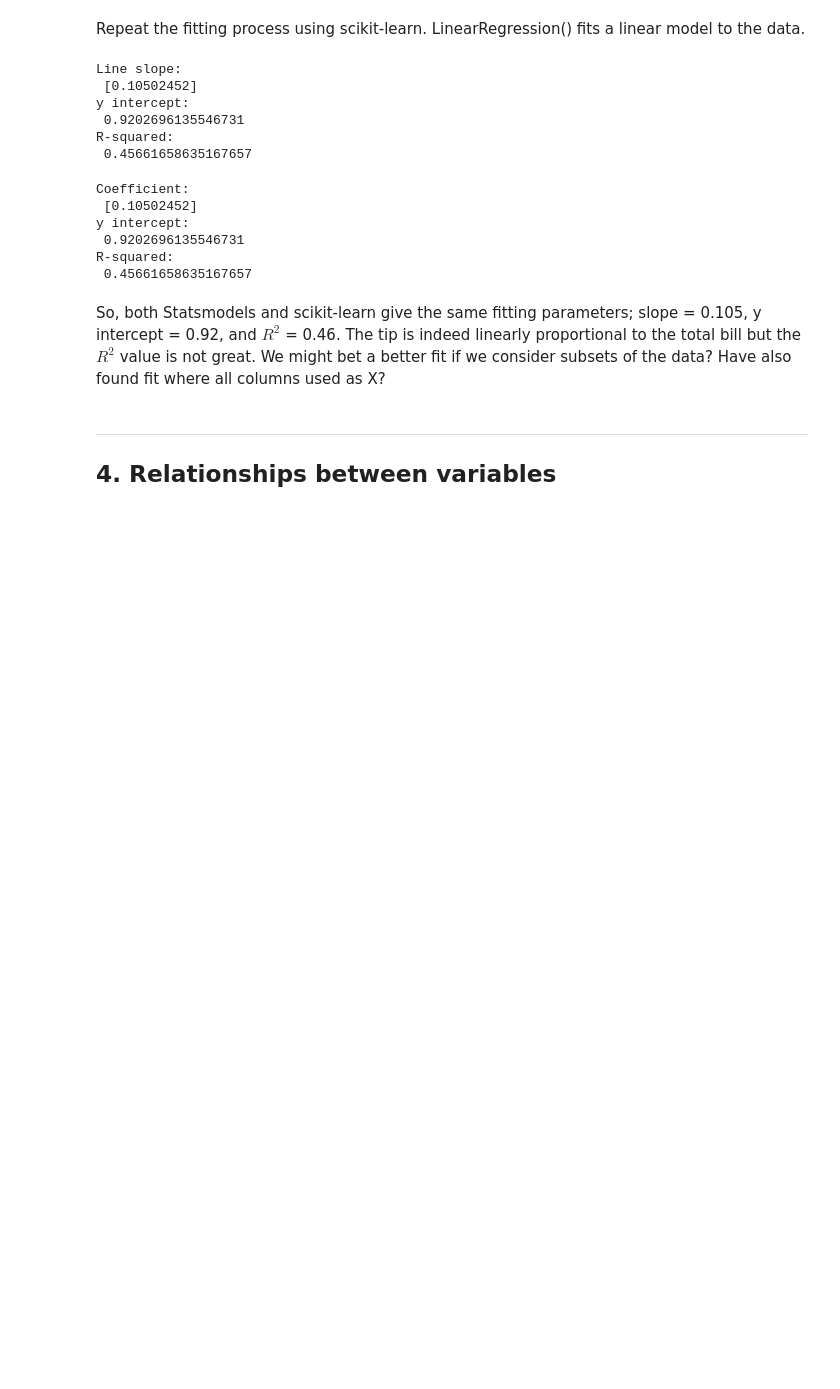
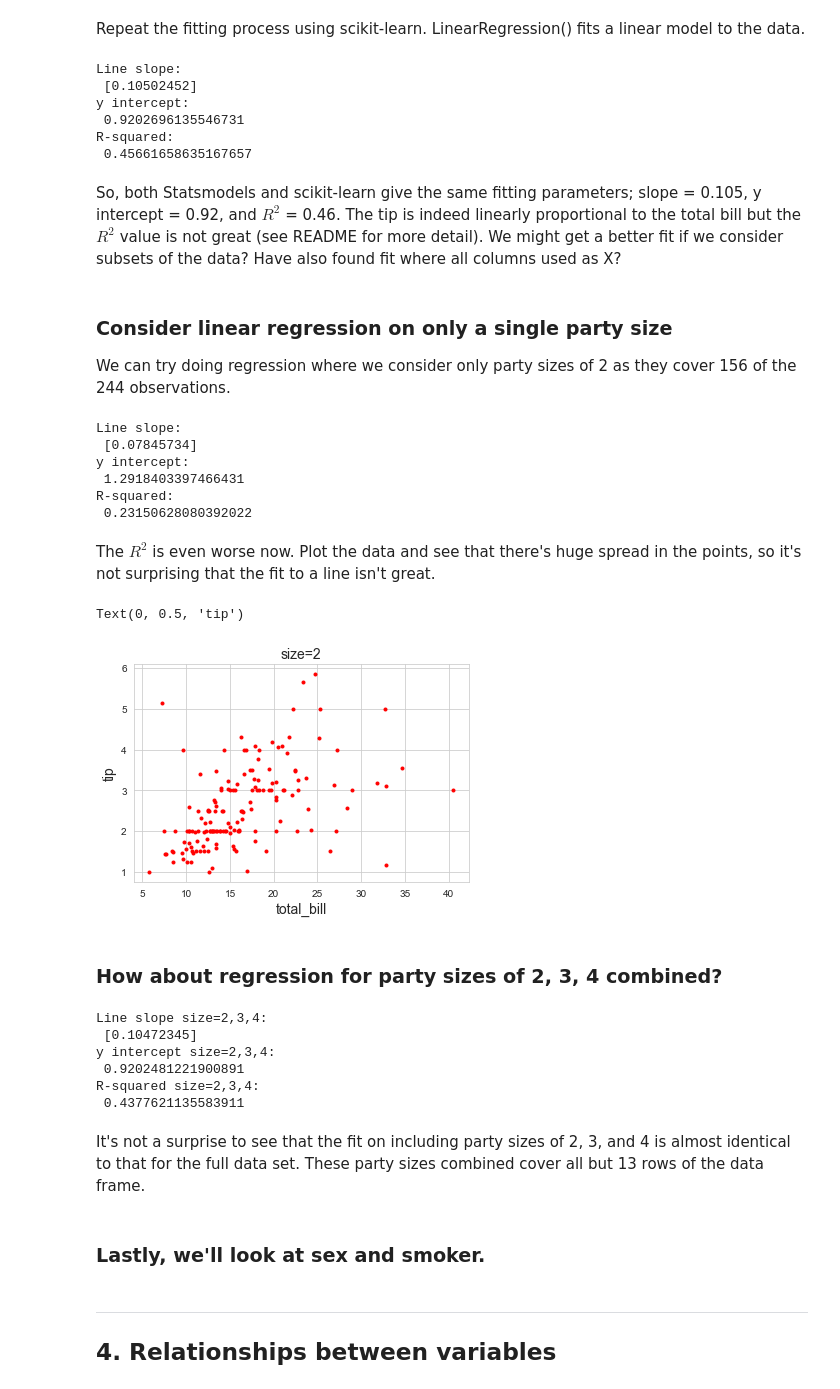
Before and after one commit to elizabethdaly/data-analysis-project, a Jupyter notebook: tips-data-analysis.ipynb, the cells around one changed output. Drawn from its saved outputs; the diff is of its cells as text; code cells hidden in the pictures; blank space fills up the shorter version.

Commit message:
More work on regression

```diff
--- a/tips-data-analysis.ipynb
+++ b/tips-data-analysis.ipynb
@@ -349,16 +351,66 @@ y intercept:
  0.9202696135546731
 R-squared:
  0.45661658635167657
-# %%
-print('Coefficient: \n', model.coef_)
-print('y intercept: \n', model.intercept_)
-print('R-squared: \n', model.score(X,y))
-# %% [output]
-Coefficient:
- [0.10502452]
-y intercept:
- 0.9202696135546731
-R-squared:
- 0.45661658635167657
 # %% [markdown]
-So, both Statsmodels and scikit-learn give the same fitting parameters; slope = 0.105, y intercept = 0.92, and $R^2$ = 0.46. The tip is indeed linearly proportional to the total bill but the $R^2$ value is not great. We might bet a better fit if we consider subsets of the data? Have also found fit where all columns used as X?
+So, both Statsmodels and scikit-learn give the same fitting parameters; slope = 0.105, y intercept = 0.92, and $R^2$ = 0.46. The tip is indeed linearly proportional to the total bill but the $R^2$ value is not great (see README for more detail). We might get a better fit if we consider subsets of the data? Have also found fit where all columns used as X?
+# %% [markdown]
+### Consider linear regression on only a single party size
+We can try doing regression where we consider only party sizes of 2 as they cover 156 of the 244 observations.
+# %%
+# Checking subsets of df
+# y1 = df.loc[(df['tip'] > 0) & (df['size'] == 2)] # ok but long-winded
+# y2 = y1['tip'] # just one col ok
+# y3 = df.loc[df['size'] == 2] #ok
+# y4 = y3['tip']
+
+# Select only those rows with party size = 2
+s2 = df.loc[df['size'] == 2] # all columns, certain rows
+X = s2[['total_bill']]
+# print(X)
+y = df.loc[df['size'] == 2]['tip'] # all in one ok
+model.fit(X, y) # do fit
+
+print('Line slope size=2: \n', model.coef_)
+print('y intercept size=2: \n', model.intercept_)
+print('R-squared size=2: \n', model.score(X,y))
+# %% [output]
+Line slope:
+ [0.07845734]
+y intercept:
+ 1.2918403397466431
+R-squared:
+ 0.23150628080392022
+# %% [markdown]
+The $R^2$ is even worse now. Plot the data and see that there's huge spread in the points, so it's not surprising that the fit to a line isn't great.
+# %%
+# PLot tip vs total bill for this party size
+plt.plot(df.loc[df['size'] == 2]['total_bill'], df.loc[df['size'] == 2]['tip'], '.r')
+plt.title('size=2', fontsize='14')
+plt.xlabel('total_bill', fontsize='14')
+plt.ylabel('tip', fontsize='14')
+# %% [output]
+Text(0, 0.5, 'tip')
+[figure, added]
+# %% [markdown]
+### How about regression for party sizes of 2, 3, 4 combined?
+# %%
+s3 = df.loc[df['size'].isin([2, 3, 4])] # all columns, certain rows
+X = s3[['total_bill']]
+# print(X)
+y = df.loc[df['size'].isin([2, 3, 4])]['tip'] # all in one ok
+model.fit(X, y) # do fit
+
+print('Line slope size=2,3,4: \n', model.coef_)
+print('y intercept size=2,3,4: \n', model.intercept_)
+print('R-squared size=2,3,4: \n', model.score(X,y))
+# %% [output]
+Line slope size=2,3,4:
+ [0.10472345]
+y intercept size=2,3,4:
+ 0.9202481221900891
+R-squared size=2,3,4:
+ 0.4377621135583911
+# %% [markdown]
+It's not a surprise to see that the fit on including party sizes of 2, 3, and 4 is almost identical to that for the full data set. These party sizes combined cover all but 13 rows of the data frame.
+# %% [markdown]
+### Lastly, we'll look at sex and smoker.
```
Also changed, not shown: parts of 12 cells of this notebook.
